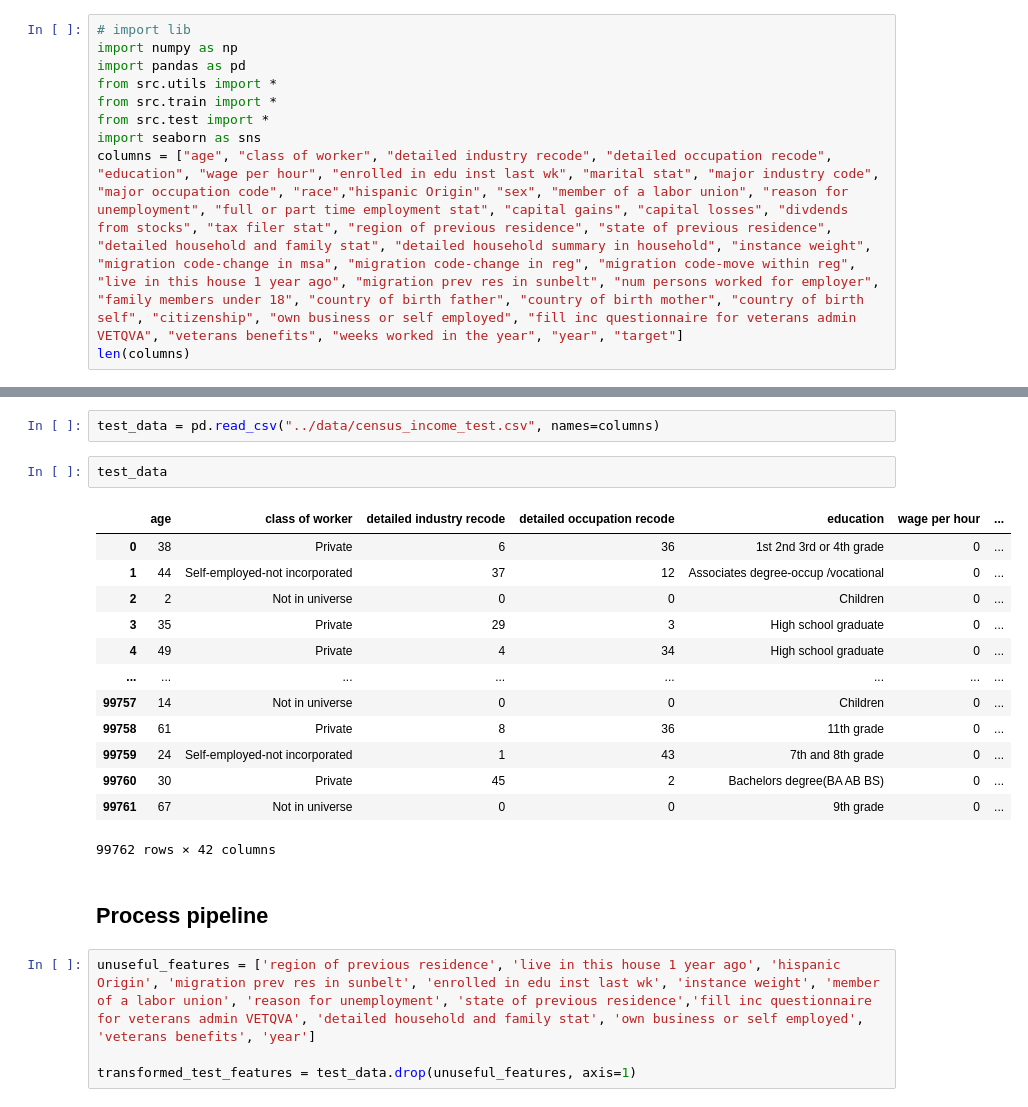
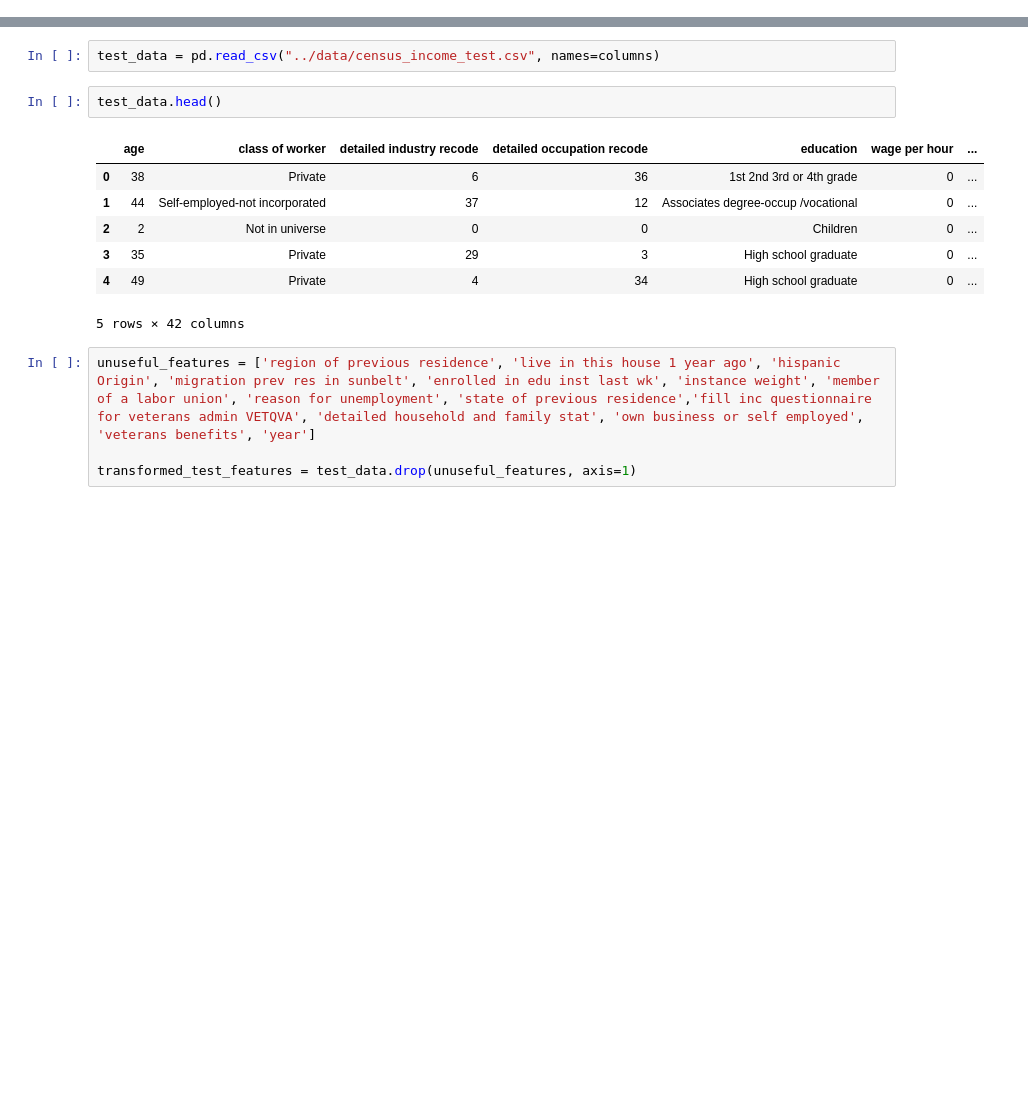
Before and after one commit to hadjigagny93/dataiku-technical-test, a Jupyter notebook: notebooks/temp.ipynb, the cells around one changed output, grey strips where cells are left out. Drawn from its saved outputs; the diff is of its cells as text; blank space fills up the shorter version.

```diff
--- a/notebooks/temp.ipynb
+++ b/notebooks/temp.ipynb
@@ -1,10 +0,0 @@
-# %%
-# import lib
-import numpy as np
-import pandas as pd
-from src.utils import *
-from src.train import *
-from src.test import *
-import seaborn as sns
-columns = ["age", "class of worker", "detailed industry recode", "detailed occupation recode", "education", "wage per hour", "enrolled in edu inst last wk", "marital stat", "major industry code", "major occupation code", "race","hispanic Origin", "sex", "member of a labor union", "reason for unemployment", "full or part time employment stat", "capital gains", "capital losses", "divdends from stocks", "tax filer stat", "region of previous residence", "state of previous residence", "detailed household and family stat", "detailed household summary in household", "instance weight",  "migration code-change in msa", "migration code-change in reg", "migration code-move within reg", "live in this house 1 year ago", "migration prev res in sunbelt", "num persons worked for employer", "family members under 18", "country of birth father", "country of birth mother", "country of birth self", "citizenship", "own business or self employed", "fill inc questionnaire for veterans admin VETQVA", "veterans benefits", "weeks worked in the year", "year", "target"]
-len(columns)
@@ -388,23 +387,15 @@ sns.barplot(x="Value", y="Feature", data=feature_importance.sort_values(by="Valu
 # %%
 test_data = pd.read_csv("../data/census_income_test.csv", names=columns)
 # %%
-test_data
+test_data.head()
 # %% [output]
 |  | age | class of worker | detailed industry recode | detailed occupation recode | education | wage per hour | ... |
 | 0 | 38 | Private | 6 | 36 | 1st 2nd 3rd or 4th grade | 0 | ... |
 | 1 | 44 | Self-employed-not incorporated | 37 | 12 | Associates degree-occup /vocational | 0 | ... |
 | 2 | 2 | Not in universe | 0 | 0 | Children | 0 | ... |
 | 3 | 35 | Private | 29 | 3 | High school graduate | 0 | ... |
 | 4 | 49 | Private | 4 | 34 | High school graduate | 0 | ... |
-| ... | ... | ... | ... | ... | ... | ... | ... |
-| 99757 | 14 | Not in universe | 0 | 0 | Children | 0 | ... |
-| 99758 | 61 | Private | 8 | 36 | 11th grade | 0 | ... |
-| 99759 | 24 | Self-employed-not incorporated | 1 | 43 | 7th and 8th grade | 0 | ... |
-| 99760 | 30 | Private | 45 | 2 | Bachelors degree(BA AB BS) | 0 | ... |
-| 99761 | 67 | Not in universe | 0 | 0 | 9th grade | 0 | ... |
-99762 rows × 42 columns
+5 rows × 42 columns
-# %% [markdown]
-## Process pipeline
 # %%
 unuseful_features = ['region of previous residence', 'live in this house 1 year ago', 'hispanic Origin', 'migration prev res in sunbelt', 'enrolled in edu inst last wk', 'instance weight', 'member of a labor union', 'reason for unemployment', 'state of previous residence','fill inc questionnaire for veterans admin VETQVA', 'detailed household and family stat', 'own business or self employed', 'veterans benefits', 'year']
 
```
Also changed, not shown: parts of 8 cells of this notebook, 4 other files.
